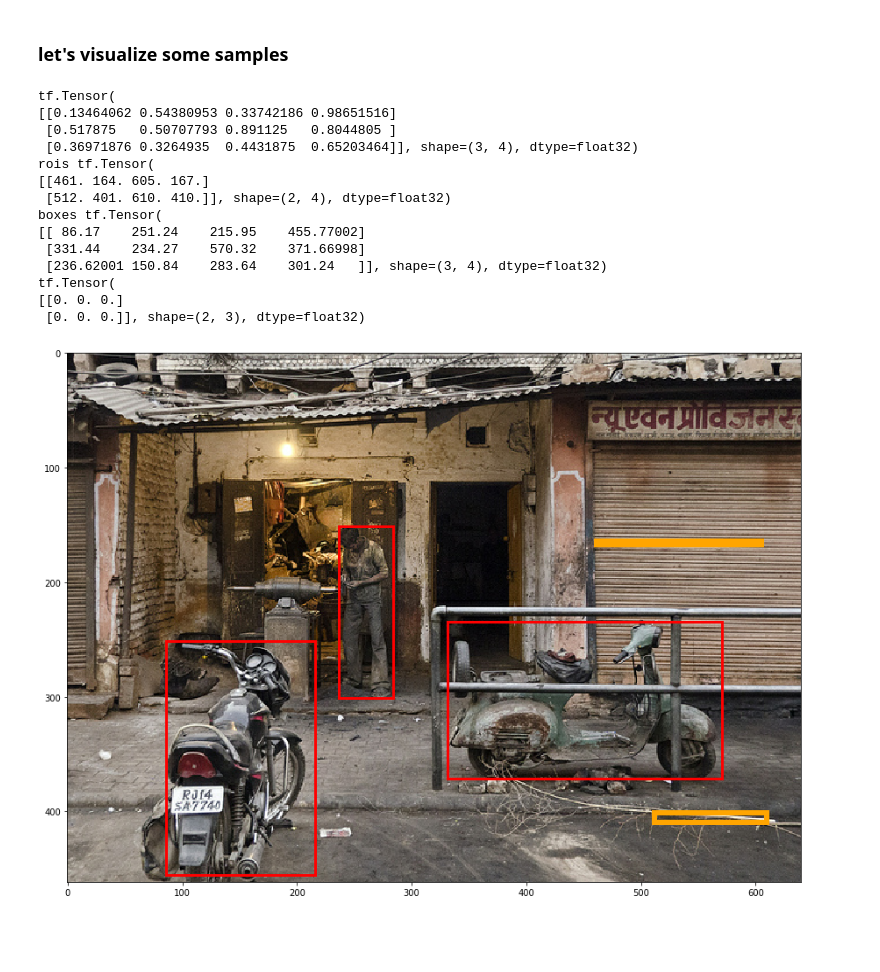
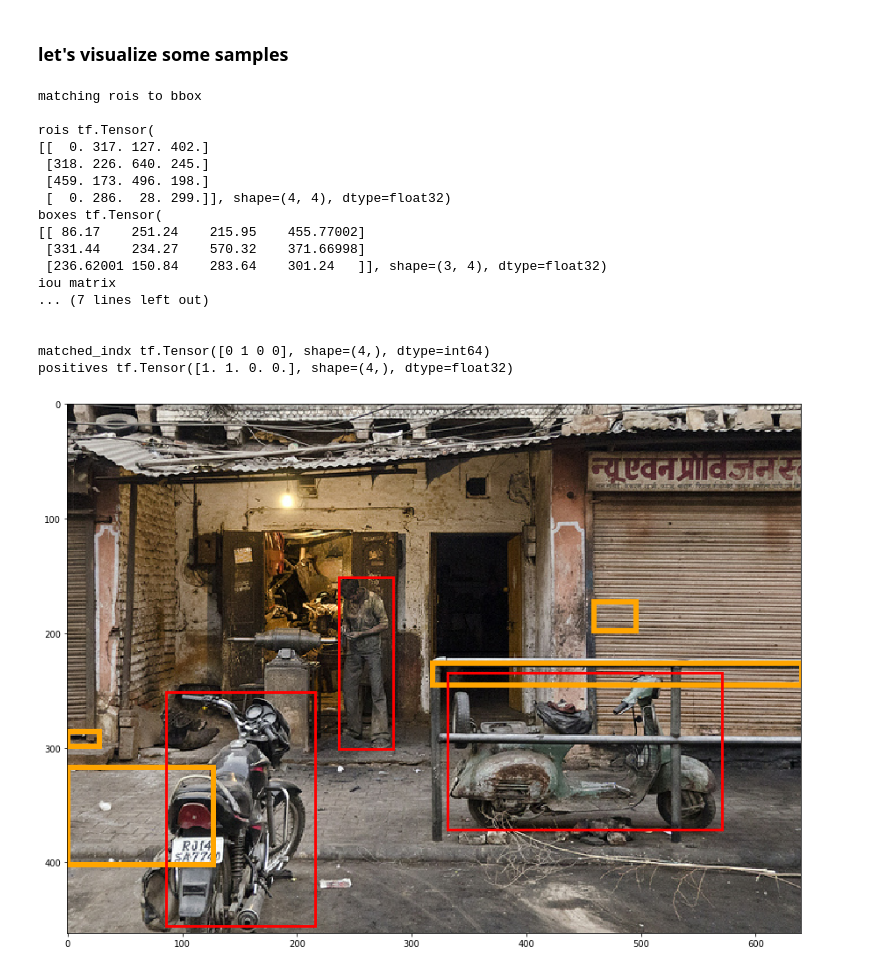
Before and after one commit to valentin-fngr/Neural-Network-Practices, a Jupyter notebook: convolutions/RCNN/rcnn_data.ipynb, the cells around one changed output. Drawn from its saved outputs; the diff is of its cells as text; code cells hidden in the pictures; blank space fills up the shorter version.

Commit message:
Label encoder class

```diff
--- a/convolutions/RCNN/rcnn_data.ipynb
+++ b/convolutions/RCNN/rcnn_data.ipynb
@@ -66,43 +224,52 @@ batch = train_dataset.take(1)
 
 for idx, sample in enumerate(batch):
 #     print(sample["image/id"])
     image = sample["image"]
 #     print("image shape ", image.shape)
     bboxs = sample["objects"]["bbox"]
 #     print("bobxs shape ", bboxs.shape)
     labels = sample["objects"]["label"]
 #     print("lables shape ,", labels.shape)
     plt.figure(figsize=(15,15))
     plt.imshow(image)
     ax = plt.gca()
     bboxs = convert_to_xywh(bboxs)
     bboxs = scale_bbox(bboxs, (image.shape[0], image.shape[1]))
 
-    rois = ROI().generate_roi(image.numpy(), 2)
-    print(compute_iou(rois, bboxs))
+    rois = ROI().generate_roi(image.numpy(), 4)
 
+    print("matching rois to bbox \n")
+    matched_indx, positives, negatives = LabelEncoder()._match_roi_boxes(rois, bboxs)
+    print()
+    print("matched_indx", matched_indx)
+    print("positives", positives)
     # generate roi
     for roi in rois:
+
         rect2 = plt.Rectangle((roi[0], roi[1]), roi[2], roi[3],linewidth=6,edgecolor='orange',facecolor='none')
         ax.add_patch(rect2)
 
-    for bbox, label in zip(bboxs, labels):
+    for bbox_index, (bbox, label) in enumerate(zip(bboxs, labels)):
+
         rect = plt.Rectangle((bbox[0], bbox[1]), bbox[2], bbox[3],linewidth=3,edgecolor='r',facecolor='none')
         ax.add_patch(rect)
     break
 # %% [output]
-tf.Tensor(
-[[0.13464062 0.54380953 0.33742186 0.98651516]
- [0.517875   0.50707793 0.891125   0.8044805 ]
- [0.36971876 0.3264935  0.4431875  0.65203464]], shape=(3, 4), dtype=float32)
+matching rois to bbox
+
 rois tf.Tensor(
-[[461. 164. 605. 167.]
- [512. 401. 610. 410.]], shape=(2, 4), dtype=float32)
+[[  0. 317. 127. 402.]
+ [318. 226. 640. 245.]
+ [459. 173. 496. 198.]
+ [  0. 286.  28. 299.]], shape=(4, 4), dtype=float32)
 boxes tf.Tensor(
 [[ 86.17    251.24    215.95    455.77002]
  [331.44    234.27    570.32    371.66998]
  [236.62001 150.84    283.64    301.24   ]], shape=(3, 4), dtype=float32)
-tf.Tensor(
-[[0. 0. 0.]
- [0. 0. 0.]], shape=(2, 3), dtype=float32)
+iou matrix
+... (7 lines left out)
+
+
+matched_indx tf.Tensor([0 1 0 0], shape=(4,), dtype=int64)
+positives tf.Tensor([1. 1. 0. 0.], shape=(4,), dtype=float32)
-[figure, old version]
+[figure, new version]
```
Also changed, not shown: parts of 10 cells of this notebook.
